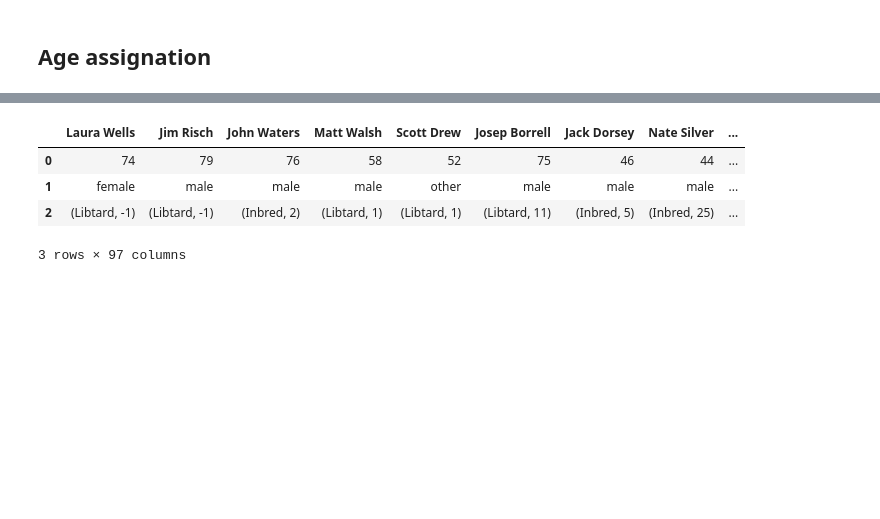
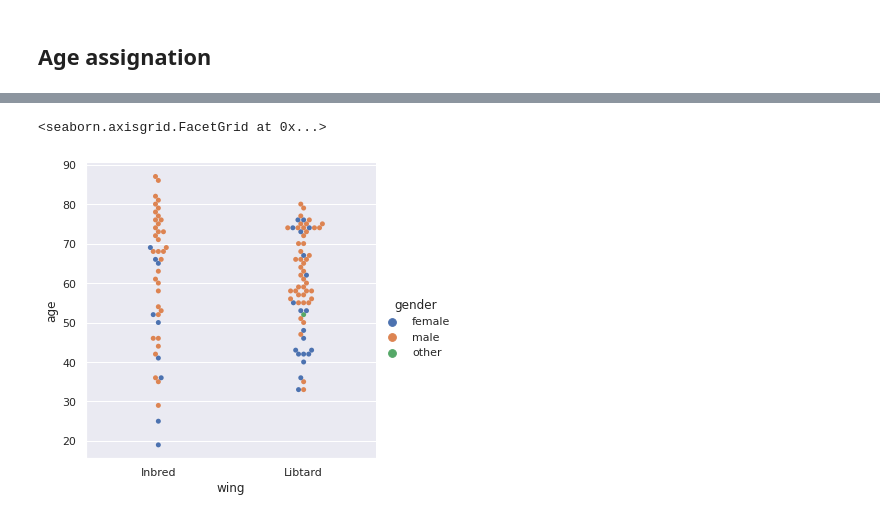
Before and after one commit to epfl-ada/ada-2021-project-adada-sur-mon-bidet, a Jupyter notebook: wikipedia.ipynb, the cells around one changed output, grey strips where cells are left out. Saved outputs shown, nothing was run; the diff lists cells and outputs as text; code cells hidden in the pictures; blank space fills up the shorter version.

```diff
--- a/wikipedia.ipynb
+++ b/wikipedia.ipynb
@@ -372,13 +374,16 @@ plt.hist(wing)
 # %%
 big_dict={}
 for speaker in speaker_content:
-    if speaker in speaker_age.keys() and speaker in speaker_gender.keys() and speaker in speaker_wing.keys():
+    if speaker in speaker_age.keys() and speaker in speaker_gender.keys() and speaker in speaker_wing.keys() and speaker_age[speaker]<120:
         big_dict[speaker]=(speaker_age[speaker], speaker_gender[speaker], speaker_wing[speaker][0],speaker_wing[speaker][1])
-# %%
-pd.DataFrame.from_dict(big_dict)
-# %% [output]
-|  | Laura Wells | Jim Risch | John Waters | Matt Walsh | Scott Drew | Josep Borrell | Jack Dorsey | Nate Silver | ... |
-| 0 | 74 | 79 | 76 | 58 | 52 | 75 | 46 | 44 | ... |
-| 1 | female | male | male | male | other | male | male | male | ... |
-| 2 | (Libtard, -1) | (Libtard, -1) | (Inbred, 2) | (Libtard, 1) | (Libtard, 1) | (Libtard, 11) | (Inbred, 5) | (Inbred, 25) | ... |
-3 rows × 97 columns
+# %%
+df = pd.DataFrame.from_dict(big_dict, orient="index", columns=["age", "gender", "wing", "political_count"])
+# %%
+df.wing = df.wing.astype( "category")
+df.gender = df.gender.astype("category")
+# %%
+sns.set(rc={'figure.figsize':(50,20)})
+sns.catplot(x="wing", y="age", hue="gender", kind="swarm", data=df)
+# %% [output]
+<seaborn.axisgrid.FacetGrid at 0x...>
+[figure, added]
```
Also changed, not shown: parts of 8 cells of this notebook.
